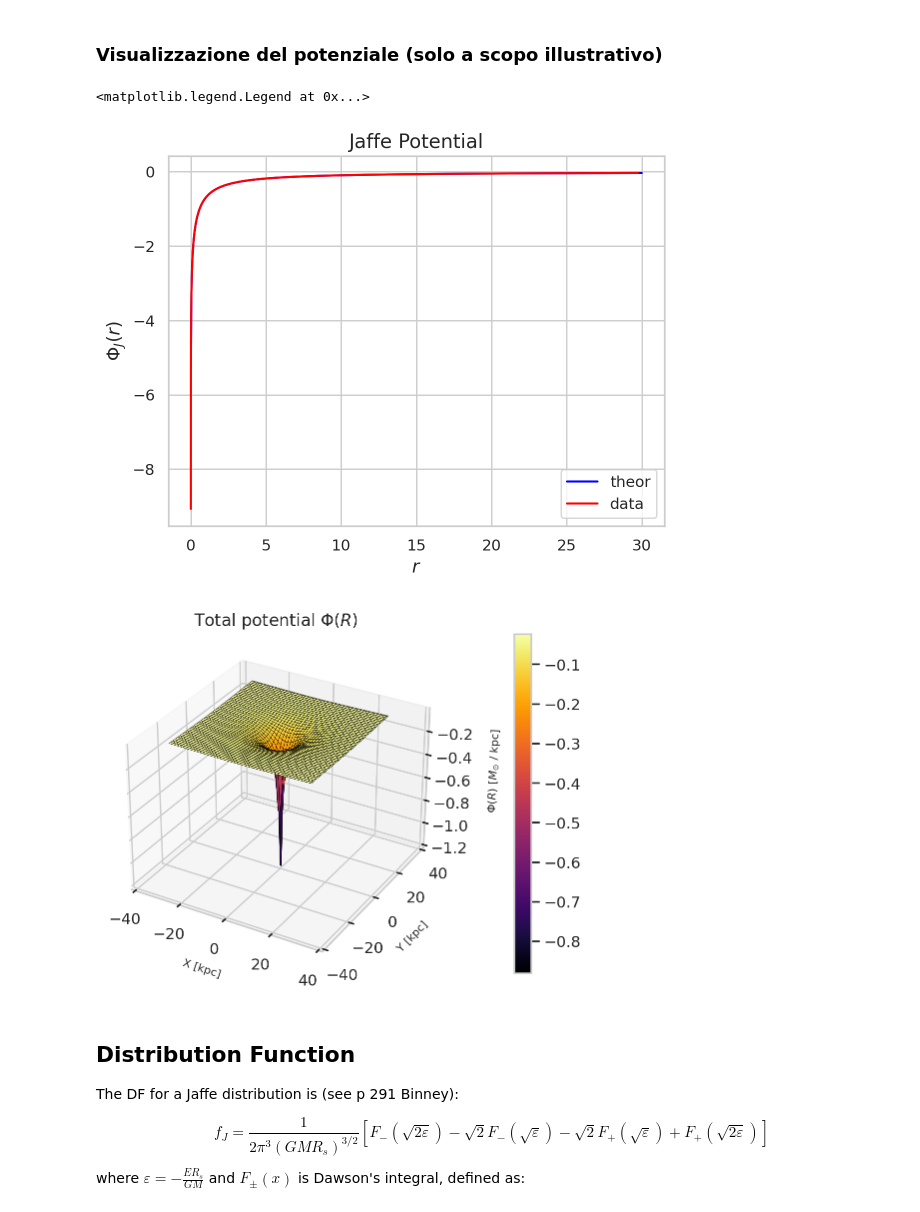
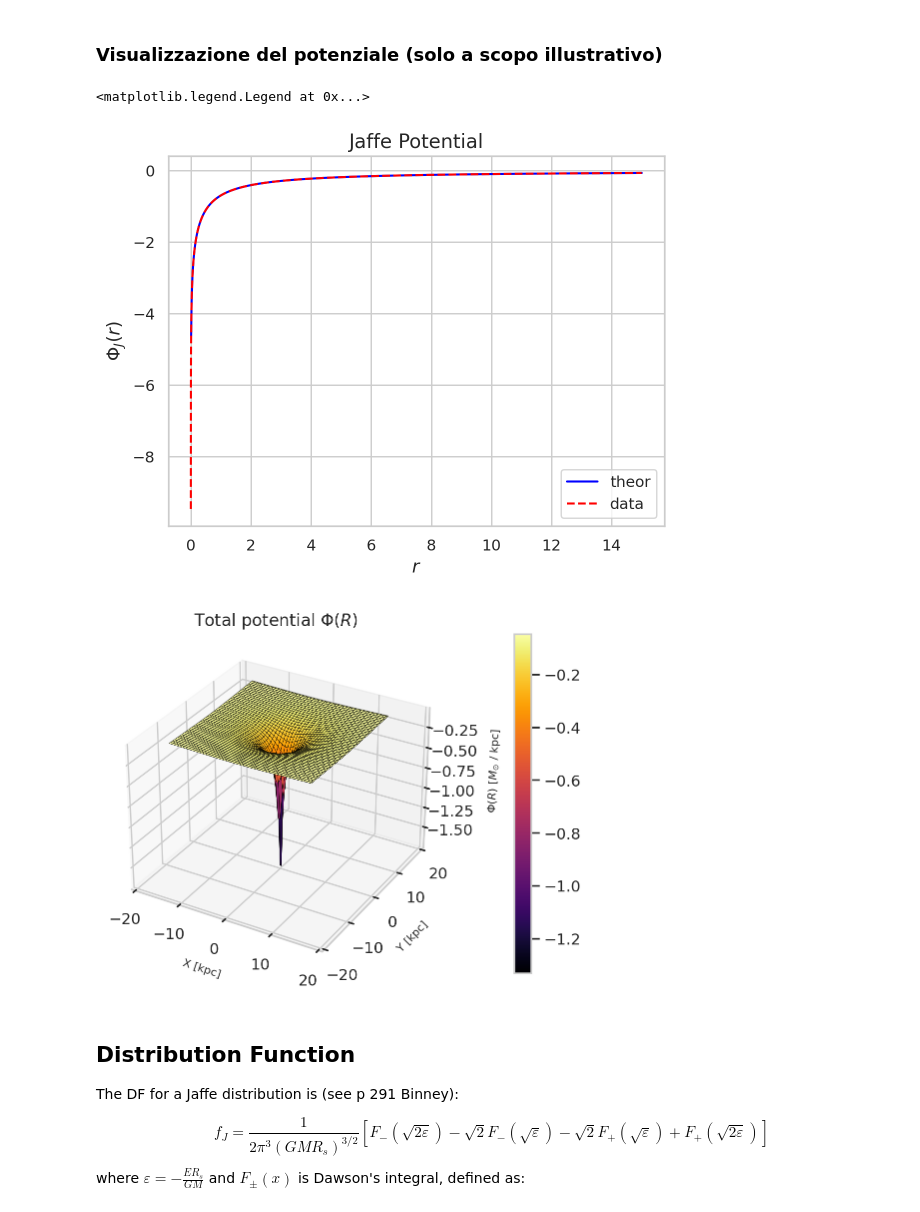
Before and after one commit to SimoneArienti/Galaxies-and-Dynamics, a Jupyter notebook: Project/Jaffe Setup.ipynb, the cells around one changed output. Cells and saved outputs as stored; diff of their text form; code cells hidden in the pictures.

```diff
--- a/Project/Jaffe Setup.ipynb
+++ b/Project/Jaffe Setup.ipynb
@@ -102,7 +102,7 @@ plt.legend()
 # %% [markdown]
 ## Setting the coordinates
 # %%
-raggi = np.linspace(0.1, 30*Rs, 100)
+raggi = np.linspace(0.1, 15*Rs, 100)
 P_r   = raggi / (raggi + Rs)
 # %%
 # Set Seaborn style
@@ -257,28 +257,28 @@ Psi = Jaffe_pot(Rays, Rs, rho_0)   # Potenziale di ogni particella
 # %% [markdown]
 ### Visualizzazione del potenziale (solo a scopo illustrativo)
 # %%
-raggi_potenziale = np.linspace(0.01, 30*Rs, 1000 )
+raggi_potenziale = np.linspace(0.01, 15*Rs, 1000 )
 # %%
 j_pot = Jaffe_pot(raggi_potenziale, Rs, rho_0)
 # %%
 sorted_rais = np.sort(Rays)
 Psi_sort  = Jaffe_pot(sorted_rais, Rs, rho_0)
 
 # Set Seaborn style
 sns.set(style="whitegrid")
 
 plt.plot(raggi_potenziale, j_pot, color='blue', label='theor')
-plt.plot(sorted_rais, Psi_sort, color='red', label='data')
+plt.plot(sorted_rais, Psi_sort, color='red', linestyle='--', label='data')
 plt.title('Jaffe Potential', fontsize=14)
 plt.xlabel(r'$r$', fontsize=13)
 plt.ylabel(r'$\Phi_J(r)$', fontsize=13)
 plt.legend()
 # %% [output]
 <matplotlib.legend.Legend at 0x...>
-[figure, old version]
+[figure, new version]
 # %%
-x_pot = np.linspace(-30 * Rs, 30 * Rs, 100)
-y_pot = np.linspace(-30 * Rs, 30 * Rs, 100)
+x_pot = np.linspace(-15 * Rs, 15 * Rs, 100)
+y_pot = np.linspace(-15 * Rs, 15 * Rs, 100)
 
 X_pot, Y_pot = np.meshgrid(x_pot, y_pot)
 Psi_2d = Jaffe_pot(np.sqrt(X_pot**2+Y_pot**2), Rs, rho_0)
@@ -290,8 +290,8 @@ ax.set_xlabel('X [kpc]', fontsize=8)
 ax.set_ylabel('Y [kpc]', fontsize=8)
 ax.set_zlabel('\n\n $\Phi(R)$ [$M_{\odot}$ / kpc]', fontsize=8)
 ax.set_title(r'Total potential $\Phi(R)$', fontsize=12)
-ax.set_xlim(-40 * Rs, 40 * Rs)
-ax.set_ylim(-40 * Rs, 40 * Rs)
+ax.set_xlim(-20 * Rs, 20 * Rs)
+ax.set_ylim(-20 * Rs, 20 * Rs)
 ax.set_zlim(np.min(Psi_2d), np.max(Psi_2d))
 #ax.view_init(35, -75)
 plt.tight_layout()
@@ -299,7 +299,7 @@ plt.colorbar(image, fraction=0.046, pad=0.09)
 #plt.savefig('Total-pot.pdf', bbox_inches='tight');
 plt.show()
 # %% [output]
-[figure, old version]
+[figure, new version]
 # %% [markdown]
 ## Distribution Function
 The DF for a Jaffe distribution is (see p 291 Binney):
```
Also changed, not shown: parts of 20 cells of this notebook.
